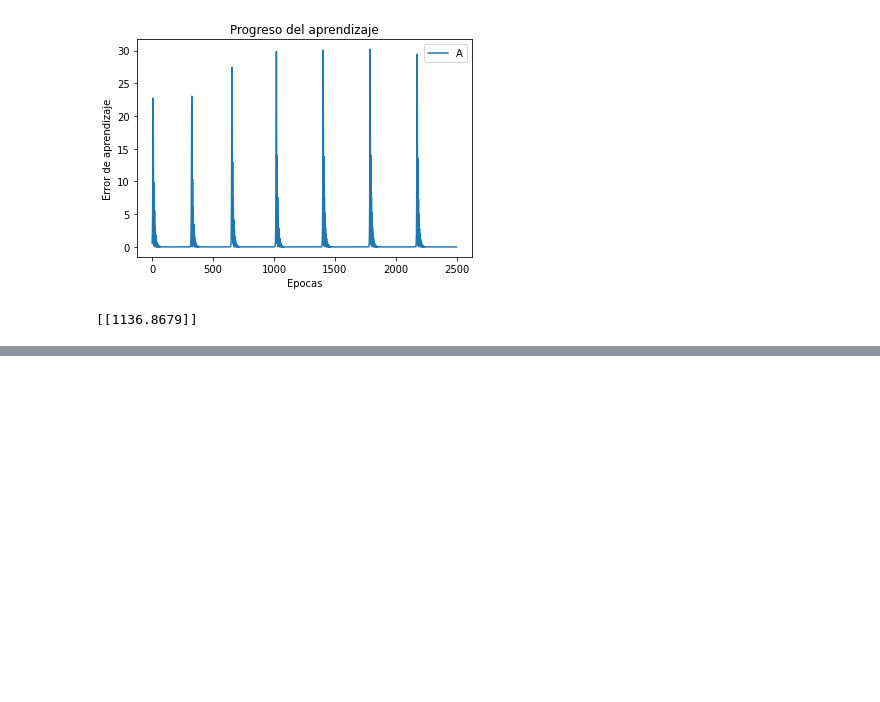
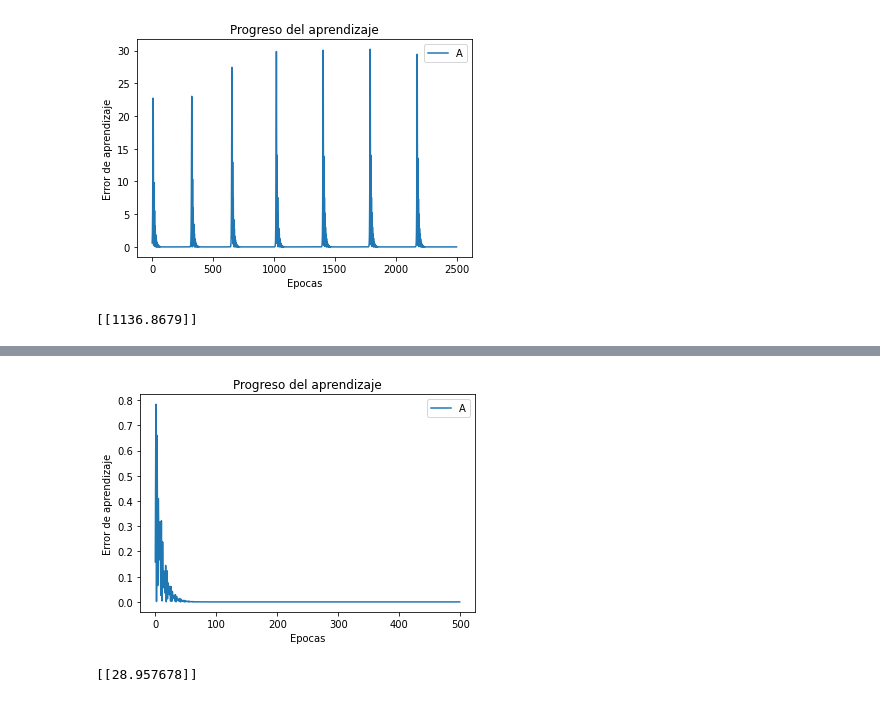
Before and after one commit to USIS007920/Programacion-lll, a Jupyter notebook: Untitled6.ipynb, the cells around one changed output, grey strips where cells are left out. Cells and saved outputs as stored; diff of their text form; code cells hidden in the pictures; blank space fills up the shorter version.

```diff
--- a/Untitled6.ipynb
+++ b/Untitled6.ipynb
@@ -187,0 +207,14 @@ print(f)
+# %%
+plt.plot(epocas.history["loss"])
+plt.title("Progreso del aprendizaje")
+plt.xlabel("Epocas")
+plt.ylabel("Error de aprendizaje")
+plt.legend("Aprendizaje")
+plt.show()
+# %% [output]
+[figure, added]
+# %%
+f = modelo.predict([75])
+print(f)
+# %% [output]
+[[28.957678]]
```
Also changed, not shown: parts of 20 cells of this notebook.
